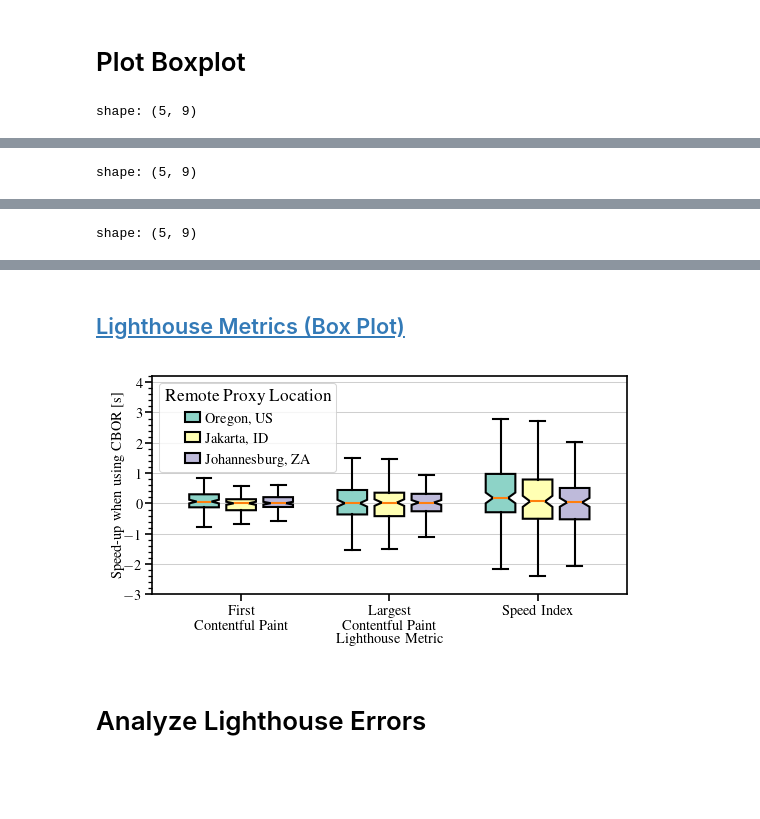
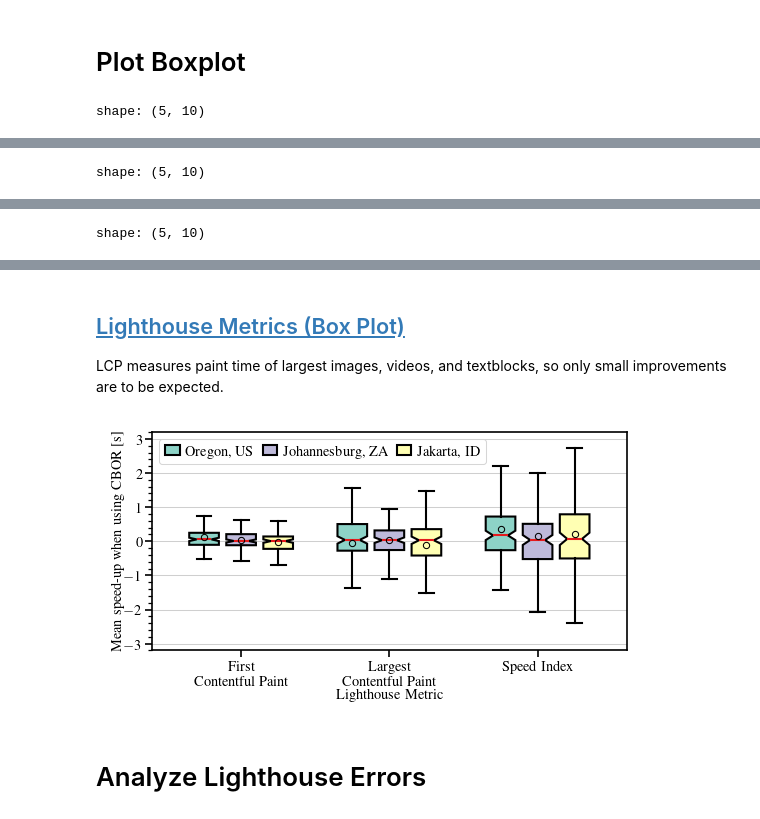
Before and after one commit to miri64/artifacts-tnsm26-cbor-dns-eval, a Jupyter notebook: 06_1evaluation.ipynb, the cells around one changed output, grey strips where cells are left out. Saved outputs shown, nothing was run; the diff lists cells and outputs as text; code cells hidden in the pictures; blank space fills up the shorter version.

Commit message:
06_1evaluation.ipynb: update plots after 6 US, west runs

```diff
--- a/06_1evaluation.ipynb
+++ b/06_1evaluation.ipynb
@@ -192,13 +196,11 @@ METRICS = [
     "rtt",
 ]
 
-COLOR_CYCLE=["#e66101", "#5e3c99"]
 BOXPLOT_COLORS={
-    "us-west": "#8dd3c7",
-    "indonesia": "#ffffb3",
-    "africa-south": "#bebada",
+    "us-west": matplotlib.colormaps["Set3"].colors[0],
+    "indonesia": matplotlib.colormaps["Set3"].colors[1],
+    "africa-south": matplotlib.colormaps["Set3"].colors[2],
 }
-ax.set_prop_cycle(cycler.cycler(color=COLOR_CYCLE))
 
 METRIC_XAXIS_LABEL = {
     "first_contentful_paint": "First\nContentful Paint",
@@ -212,14 +214,19 @@ LOCATIONS = {
     "indonesia": "Jakarta, ID",
     "africa-south": "Johannesburg, ZA",
 }
+LOCATIONS_SORTED = [
+    "us-west",
+    "africa-south",
+    "indonesia",
+]
 LOCATION_OFFSET = {
+    "africa-south": 0.0,
     "us-west": -0.25,
-    "indonesia": 0.0,
-    "africa-south": 0.25,
+    "indonesia": 0.25,
 }
 WIDTH = 0.3
 
-for i, location in enumerate(df["extra"].unique().sort()):
+for i, location in enumerate(LOCATIONS_SORTED):
     times = df.filter(~polars.col("packed") & (polars.col("extra") == location)).select(
         ["compress", "domain", "run"] + METRICS
     ).pivot(
@@ -246,6 +253,7 @@ for i, location in enumerate(df["extra"].unique().sort()):
             {
                 "metric": k,
                 "location": LOCATIONS[location],
+                "max. runs": times["runs"].max(),
                 # some websites do not load every time, so count the websites fractionally, based on the successful runs with
                 # this webside
                 "successful domains": times.group_by("domain").agg(polars.col("runs").sum() / times["runs"].max())["runs"].sum(),
@@ -267,7 +275,11 @@ for i, location in enumerate(df["extra"].unique().sort()):
         notch=True,
         widths=WIDTH - .1,
         showfliers=False,
+        showmeans=True,
         patch_artist=True,
+        label=LOCATIONS[location],
+        meanprops={"marker": ".", "markeredgecolor": "black", "markerfacecolor": "none"},
+        medianprops={"c": matplotlib.colormaps["Set1"].colors[0]},
     )
     for patch in bxplt['boxes']:
         patch.set_facecolor(BOXPLOT_COLORS[location])
@@ -277,23 +289,19 @@ ax.grid(axis="y")
 ax.set_xlim(0.4, 3.6)
 ax.set_xlabel(f"Lighthouse Metric")
 ax.set_xticks(range(1, len(METRICS) - 1), [METRIC_XAXIS_LABEL[m] for m in METRICS if m not in ["rtt", "total_blocking_time"]])
-ax.set_ylabel(f"Speed-up when using CBOR [s]")
-ax.set_ylim(-3000, 4200)
-ax.set_yticks(numpy.arange(-3000, 4300, 1000))
-ax.set_yticks(numpy.arange(-3000, 4300, 200), minor=True)
+ax.set_ylabel(f"Mean speed-up when using CBOR [s]")
+ax.set_ylim(-3200, 3200)
+ax.set_yticks(numpy.arange(-3000, 3300, 1000))
+ax.set_yticks(numpy.arange(-3200, 3300, 200), minor=True)
 ax.yaxis.set_major_formatter(matplotlib.ticker.FuncFormatter(lambda y, pos: f"${y / 1000.0:.0f}$"))
-handles = [
-    matplotlib.patches.Patch(label=LOCATIONS[loc], facecolor=BOXPLOT_COLORS[loc], edgecolor="black", linewidth=1)
-    for loc in reversed(df["extra"].unique().sort())
-]
-legend_metrics = ax.legend(loc="upper left", handles=handles, title="Remote Proxy Location")
+ax.legend(loc="upper left", ncol=3)
 filepath = EVALUATION_DIR / "plots" / "lighthouse-box.pdf"
 display(
     Markdown(
-        f"## [Lighthouse Metrics (Box Plot)]({str(filepath.relative_to(pathlib.Path.cwd()))})"
+        f"## [Lighthouse Metrics (Box Plot)]({str(filepath.relative_to(pathlib.Path.cwd()))})\n\nLCP measures paint time of largest images, videos, and textblocks, so only small improvements are to be expected."
     )
 )
 matplotlib.pyplot.savefig(filepath, bbox_inches="tight", pad_inches=0.01)
 matplotlib.pyplot.show()
 # %% [output]
-shape: (5, 9)
+shape: (5, 10)
@@ -307 +315 @@ shape: (5, 9)
-shape: (5, 9)
+shape: (5, 10)
@@ -315 +323 @@ shape: (5, 9)
-shape: (5, 9)
+shape: (5, 10)
@@ -323,5 +331,7 @@ shape: (5, 9)
 ## [Lighthouse Metrics (Box Plot)](06_1evaluation/plots/lighthouse-box.pdf)
+
+LCP measures paint time of largest images, videos, and textblocks, so only small improvements are to be expected.
-[figure, old version]
+[figure, new version]
 # %% [markdown]
 # Analyze Lighthouse Errors
 # %%
```
Also changed, not shown: parts of 5 cells of this notebook, 2 other files.
